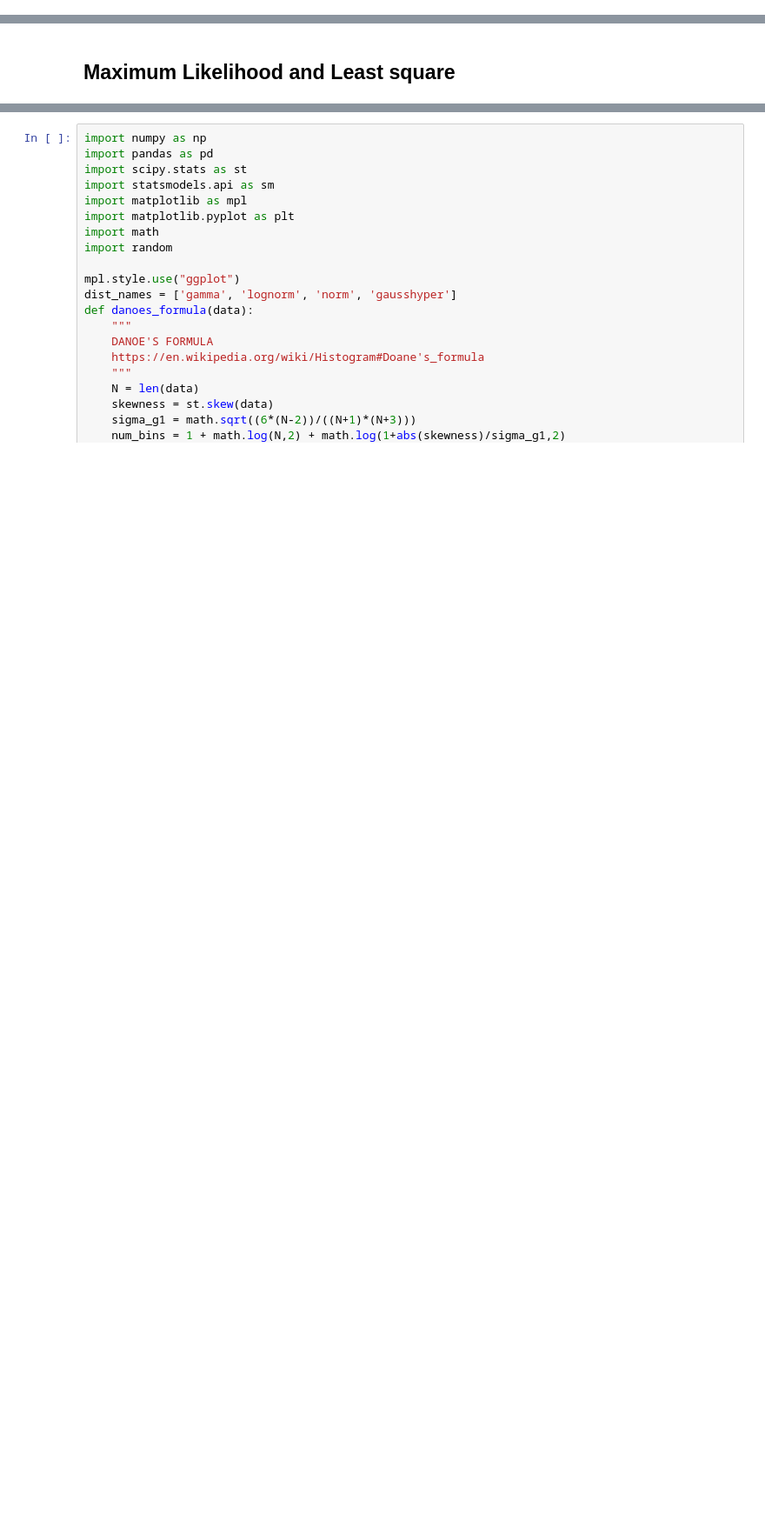
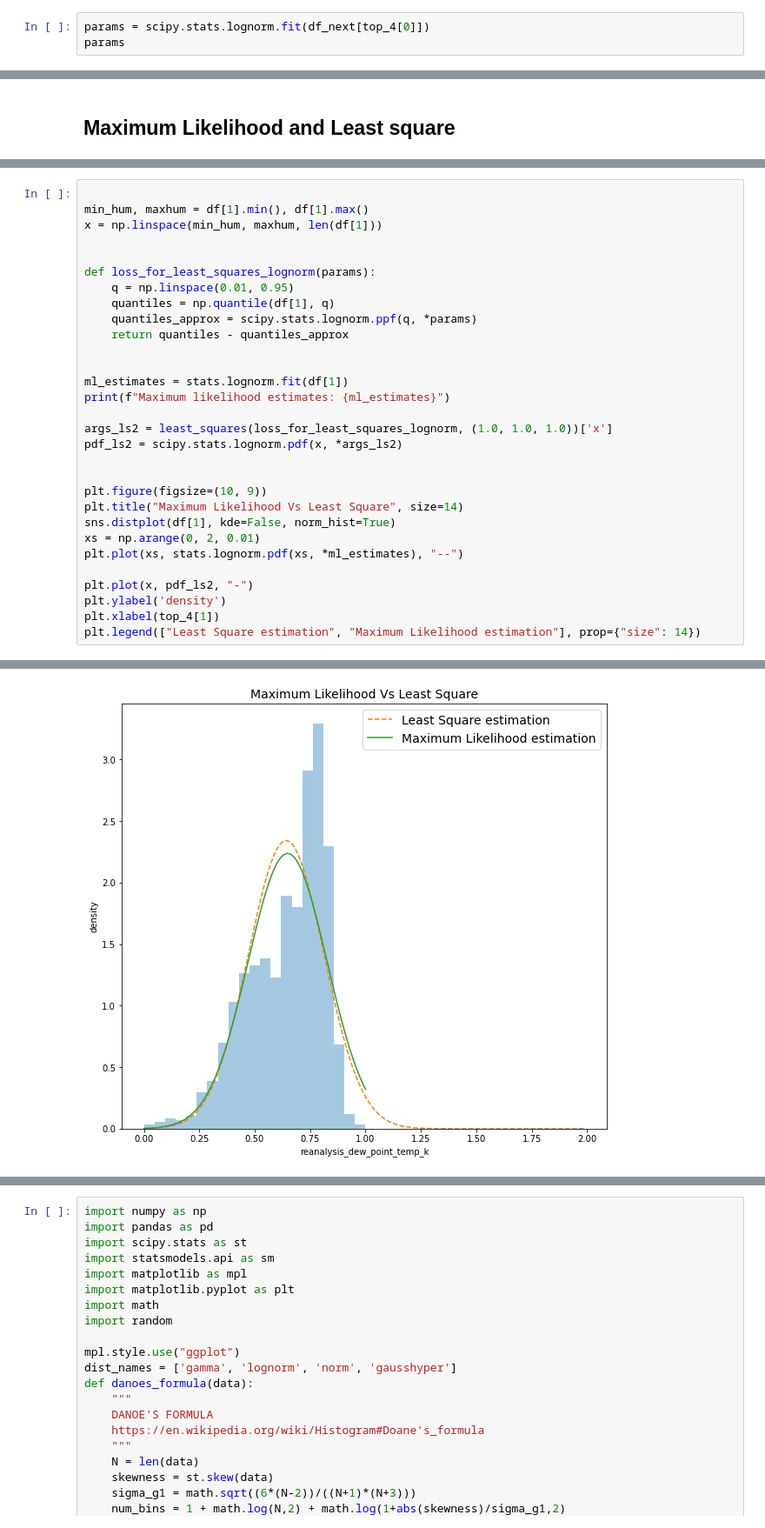
Before and after one commit to 2021-ITMO-BD-team/multivar_itmo, a Jupyter notebook: notebooks/lab1.ipynb, the cells around one changed output, grey strips where cells are left out. Shown at 87% size. Drawn from its saved outputs; the diff is of its cells as text; blank space fills up the shorter version.

```diff
--- a/notebooks/lab1.ipynb
+++ b/notebooks/lab1.ipynb
@@ -677,0 +677,3 @@ def perform_test(index):
+# %%
+params = scipy.stats.lognorm.fit(df_next[top_4[0]])
+params
@@ -799,0 +756,31 @@ Least squares estimates: [0.27612835 0.1223487 ]
+# %%
+
+min_hum, maxhum = df[1].min(), df[1].max()
+x = np.linspace(min_hum, maxhum, len(df[1]))
+
+
+def loss_for_least_squares_lognorm(params):
+    q = np.linspace(0.01, 0.95)
+    quantiles = np.quantile(df[1], q)
+    quantiles_approx = scipy.stats.lognorm.ppf(q, *params)
+    return quantiles - quantiles_approx
+
+
+ml_estimates = stats.lognorm.fit(df[1])
+print(f"Maximum likelihood estimates: {ml_estimates}")
+
+args_ls2 = least_squares(loss_for_least_squares_lognorm, (1.0, 1.0, 1.0))['x']
+pdf_ls2 = scipy.stats.lognorm.pdf(x, *args_ls2)
+
+
+plt.figure(figsize=(10, 9))
+plt.title("Maximum Likelihood Vs Least Square", size=14)
+sns.distplot(df[1], kde=False, norm_hist=True)
+xs = np.arange(0, 2, 0.01)
+plt.plot(xs, stats.lognorm.pdf(xs, *ml_estimates), "--")
+
+plt.plot(x, pdf_ls2, "-")
+plt.ylabel('density')
+plt.xlabel(top_4[1])
+plt.legend(["Least Square estimation", "Maximum Likelihood estimation"], prop={"size": 14})
+# %% [output]
@@ -799,0 +789 @@ Least squares estimates: [0.27612835 0.1223487 ]
+[figure, added]
```
Also changed, not shown: parts of 27 cells of this notebook.
